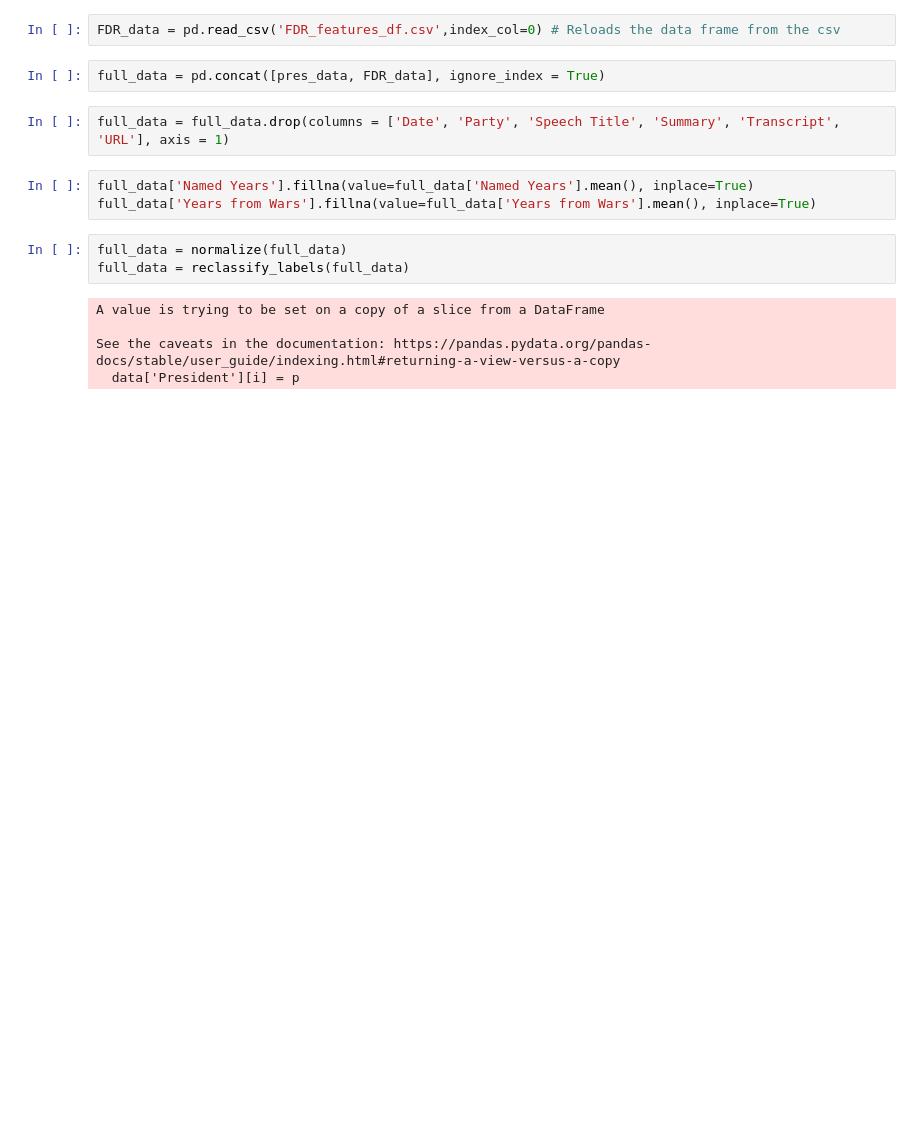
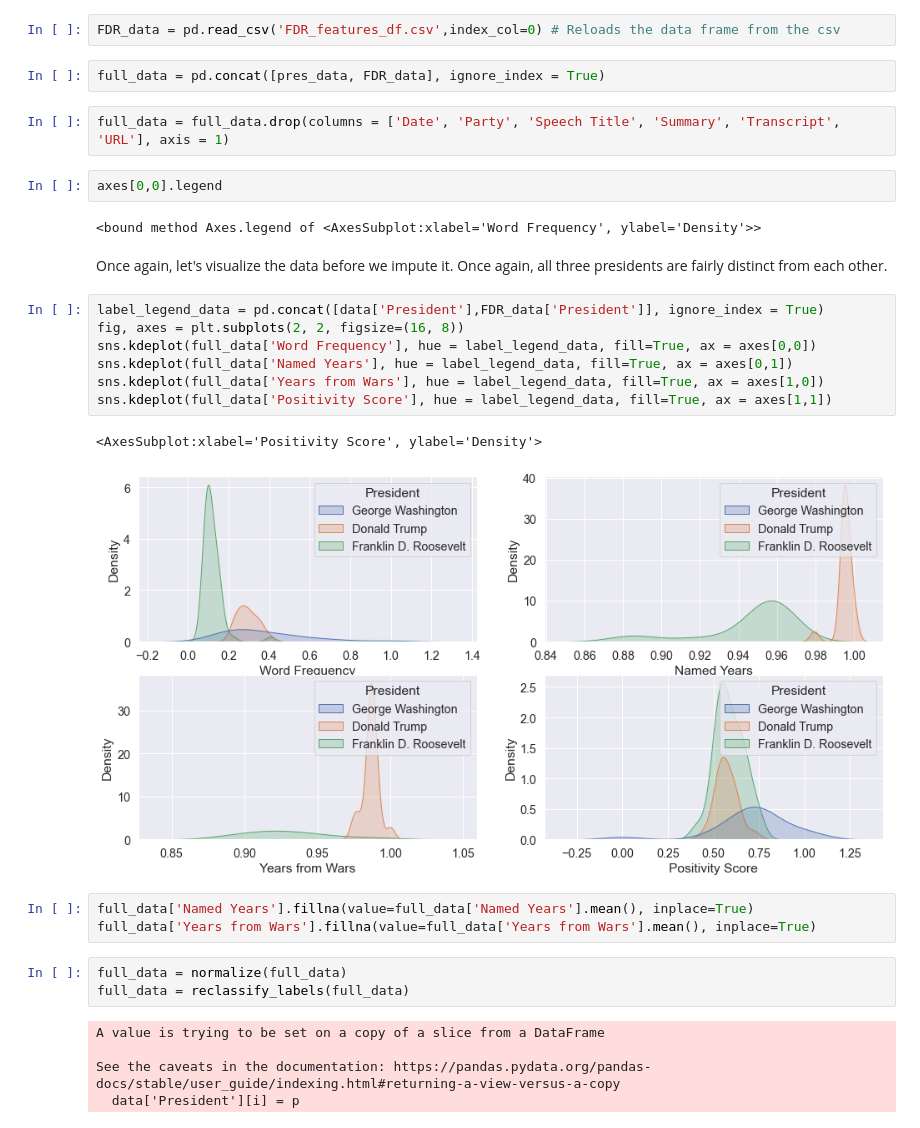
Before and after one commit to gianbatayola/CMSE-202-Project, a Jupyter notebook: Full_Presidential_Dataframe.ipynb, the cells around one changed output. Drawn from its saved outputs; the diff is of its cells as text; blank space fills up the shorter version.

```diff
--- a/Full_Presidential_Dataframe.ipynb
+++ b/Full_Presidential_Dataframe.ipynb
@@ -347,6 +407,22 @@ FDR_data = pd.read_csv('FDR_features_df.csv',index_col=0) # Reloads the data fra
 full_data = pd.concat([pres_data, FDR_data], ignore_index = True)
 # %%
 full_data = full_data.drop(columns = ['Date', 'Party', 'Speech Title', 'Summary', 'Transcript', 'URL'], axis = 1)
+# %%
+axes[0,0].legend
+# %% [output]
+<bound method Axes.legend of <AxesSubplot:xlabel='Word Frequency', ylabel='Density'>>
+# %% [markdown]
+Once again, let's visualize the data before we impute it. Once again, all three presidents are fairly distinct from each other.
+# %%
+label_legend_data = pd.concat([data['President'],FDR_data['President']], ignore_index = True)
+fig, axes = plt.subplots(2, 2, figsize=(16, 8))
+sns.kdeplot(full_data['Word Frequency'], hue = label_legend_data, fill=True, ax = axes[0,0])
+sns.kdeplot(full_data['Named Years'], hue = label_legend_data, fill=True, ax = axes[0,1])
+sns.kdeplot(full_data['Years from Wars'], hue = label_legend_data, fill=True, ax = axes[1,0])
+sns.kdeplot(full_data['Positivity Score'], hue = label_legend_data, fill=True, ax = axes[1,1])
+# %% [output]
+<AxesSubplot:xlabel='Positivity Score', ylabel='Density'>
+[figure, added]
 # %%
 full_data['Named Years'].fillna(value=full_data['Named Years'].mean(), inplace=True)
 full_data['Years from Wars'].fillna(value=full_data['Years from Wars'].mean(), inplace=True)
```
Also changed, not shown: parts of 16 cells of this notebook.
